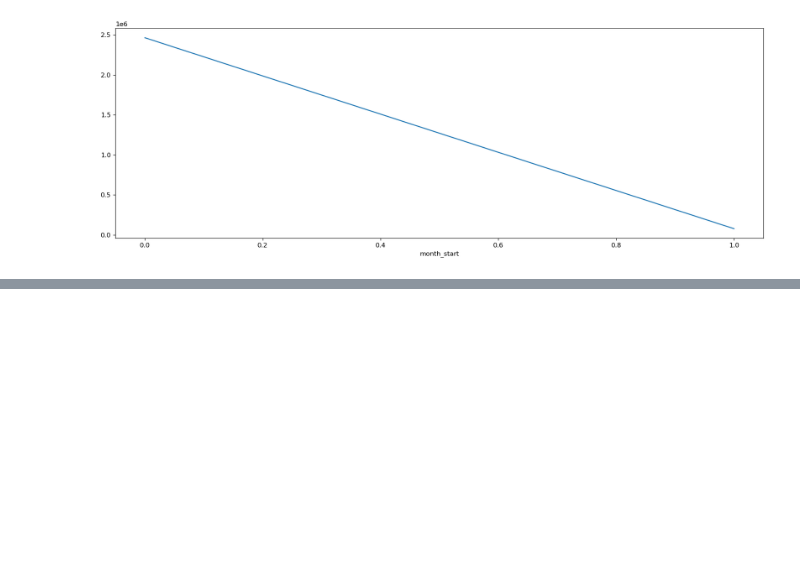
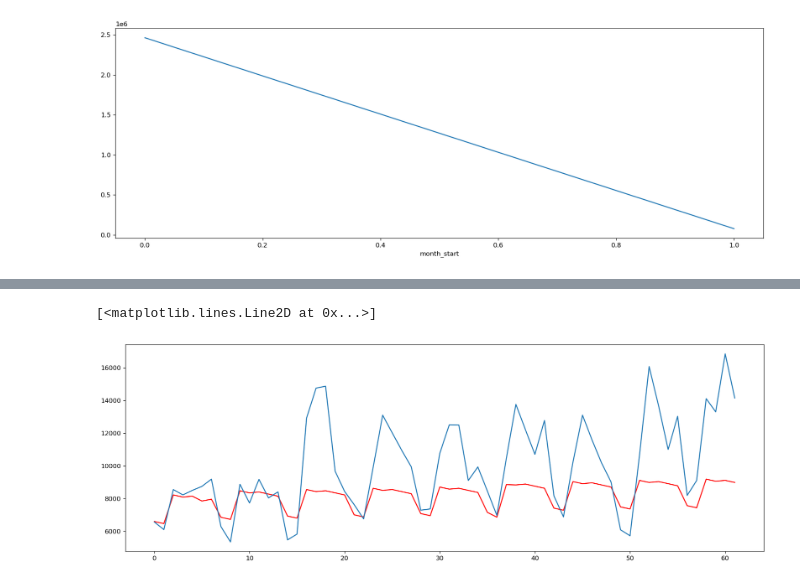
Before and after one commit to gympohnpimol/Hackathons_ML, a Jupyter notebook: Time Series Forecasting/Time Series Forecasting.ipynb, the cells around one changed output, grey strips where cells are left out. Drawn from its saved outputs; the diff is of its cells as text; code cells hidden in the pictures; blank space fills up the shorter version.

```diff
--- a/Time Series Forecasting/Time Series Forecasting.ipynb
+++ b/Time Series Forecasting/Time Series Forecasting.ipynb
@@ -247,0 +265,3 @@ df.groupby(['month_start'])['Count'].sum().plot()
+# %%
+new_df = df.drop(['date'], axis=1)
+new_df
@@ -247,0 +309,12 @@ df.groupby(['month_start'])['Count'].sum().plot()
+# %%
+X_train = new_df[:]
+y_train = X_train['Count']
+dropcols = ['Count']
+X_train.drop(dropcols, axis=1, inplace=True)
+
+X_test = new_df[700:]
+y_test = X_test['Count']
+X_test.drop(dropcols, axis=1, inplace=True)
+
+testing_df = test_df.drop(['ID', 'date'], axis=1)
+testing_df
@@ -247,0 +339,18 @@ df.groupby(['month_start'])['Count'].sum().plot()
+# %%
+linear = linear_model.LinearRegression()
+linear.fit(X_train, y_train)
+
+linear1 = linear_model.LinearRegression()
+linear1.fit(X_train, np.log(y_train))
+
+rtp = linear.predict(X_test)
+rtp1 = np.exp(linear1.predict(X_test))
+
+new_rtp = (rtp+rtp1)/2
+
+print(forecast_accuracy(np.array(rtp), np.array(y_test)))
+print(forecast_accuracy(np.array(rtp1), np.array(y_test)))
+
+for c, cc in enumerate(linear.coef_):
+    print(X_train.columns[c])
+    print(cc)
@@ -247,0 +378,6 @@ df.groupby(['month_start'])['Count'].sum().plot()
+# %%
+plt.plot(range(0, len(rtp)), rtp, color='red')
+plt.plot(range(0, len(rtp)), y_test)
+# %% [output]
+[<matplotlib.lines.Line2D at 0x...>]
+[figure, added]
```
Also changed, not shown: parts of 21 cells of this notebook, 2 other files.
